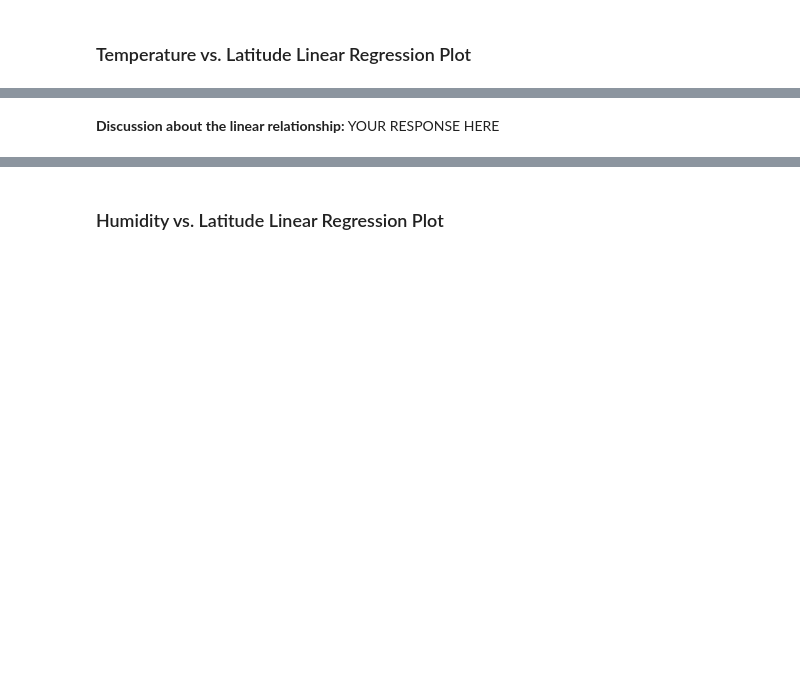
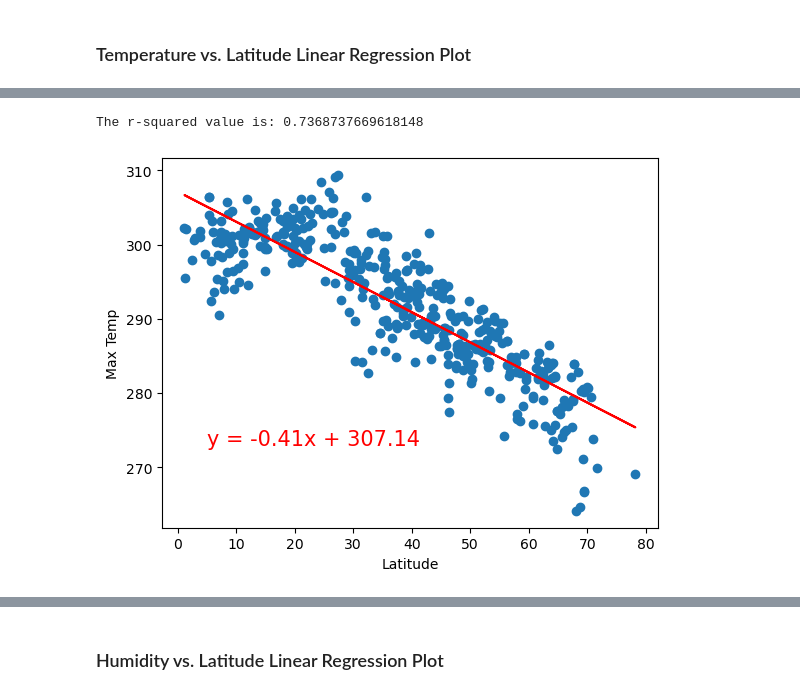
Before and after one commit to hanslegoh/python-api-challenge, a Jupyter notebook: WeatherPy_and_VacationPy/WeatherPy.ipynb, the cells around one changed output, grey strips where cells are left out. Cells and saved outputs as stored; diff of their text form; code cells hidden in the pictures; blank space fills up the shorter version.

```diff
--- a/WeatherPy_and_VacationPy/WeatherPy.ipynb
+++ b/WeatherPy_and_VacationPy/WeatherPy.ipynb
@@ -313,2 +303,17 @@ The r-value is: 0.4121057168607245
-# %% [markdown]
-**Discussion about the linear relationship:** YOUR RESPONSE HERE
+# %%
+# Linear regression on Northern Hemisphere
+x_lat_north = northern_hemi_df['Lat']
+y_temp_north = northern_hemi_df['Max Temp']
+(slope, intercept, rvalue, pvalue, stderr) = linregress(x_lat_north, y_temp_north)
+reg_temp_north = intercept + slope * x_lat_north
+line_temp_north = "y = " + str(round(slope,2)) + "x + " + str(round(intercept,2))
+plt.scatter(x=x_lat_north, y=y_temp_north)
+plt.plot(x_lat_north,reg_temp_north,"r")
+plt.annotate(line_temp_north,(5,273),fontsize=15,color="red")
+plt.xlabel('Latitude')
+plt.ylabel('Max Temp')
+print(f"The r-squared value is: {rvalue**2}")
+plt.show()
+# %% [output]
+The r-squared value is: 0.7368737669618148
+[figure, added]
```
Also changed, not shown: parts of 25 cells of this notebook.
